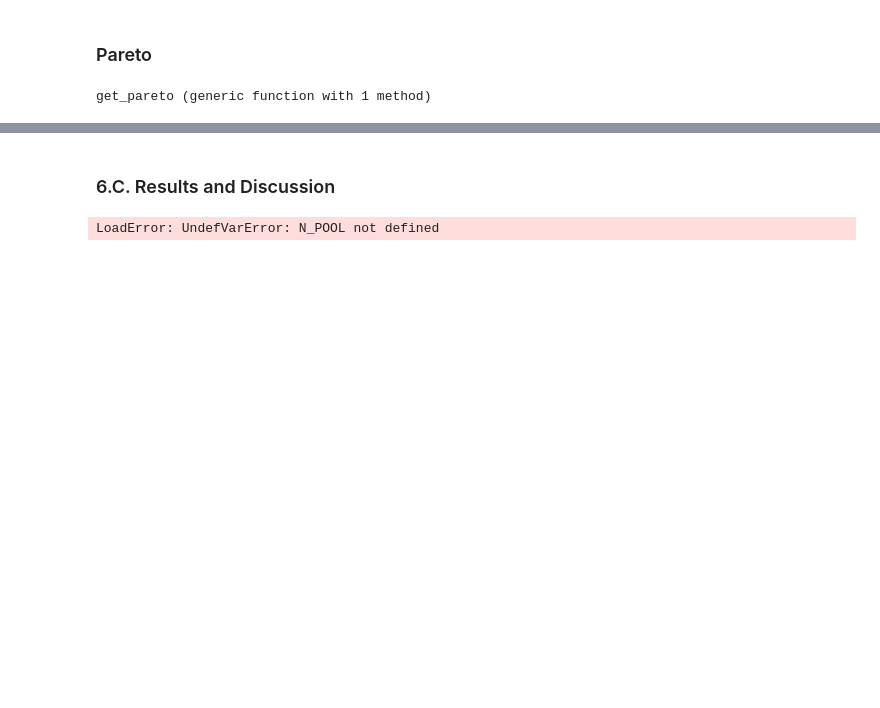
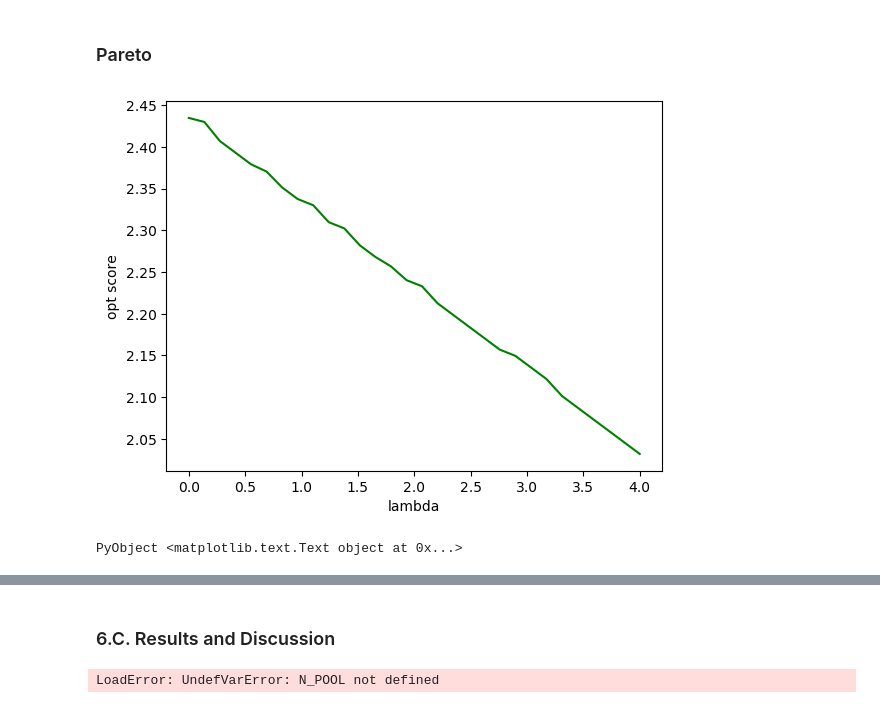
Before and after one commit to tuanqdinh/GameStrategyOptimization, a Jupyter notebook: project_report_template.ipynb, the cells around one changed output, grey strips where cells are left out. Saved outputs shown, nothing was run; the diff lists cells and outputs as text; code cells hidden in the pictures; blank space fills up the shorter version.

```diff
--- a/project_report_template.ipynb
+++ b/project_report_template.ipynb
@@ -961,23 +975,23 @@ end;
 # %%
-function get_pareto()
-    # compute optimal tradeoff curve (this may take a few seconds)
-    N = 50
-    lambda_values = logspace(0,0.1,N)
-    cost = zeros(N)
-    score = zeros(N)
-    for (i, lambda) in enumerate(lambda_values)
-        result = select_with_budget_mixed(lambda, N_POOL, N_CHOSEN,
-            get_chess_score3, elos, worth * 0.001)
-        cost[i] = result[3]
-        score[i] = result[2] + lambda * result[3]
-    end
-
-    # plot tradeoff curve
-    plot(cost, score,"b-")
-    xlabel("cost (millions)")
-    ylabel("expected score")
-    # axis([1.5,4.5,0,.4]);
-    tight_layout()
+# compute optimal tradeoff curve (this may take a few seconds
+N = 30
+lambda_values = linspace(0,4,N)
+# lambda_values = [0.001, 0.05, 0.01, 0.1, 1, 10]
+N = length(lambda_values)
+cost = zeros(N)
+score = zeros(N)
+opt = zeros(N)
+for (i, lambda) in enumerate(lambda_values)
+    result = select_with_budget_mixed(lambda, N_POOL, N_CHOSEN,
+        get_chess_score3, elo_pool, price_pool * 0.01)
+    cost[i] = result[3]
+    score[i] = result[2] + lambda * (result[3])^2
+    opt[i] = result[2]
 end
-# %% [output]
-get_pareto (generic function with 1 method)
+# %%
+plot(lambda_values, opt,"g-")
+xlabel("lambda")
+ylabel("opt score")
+# %% [output]
+[figure, added]
+PyObject <matplotlib.text.Text object at 0x...>
```
Also changed, not shown: parts of 8 cells of this notebook, 2 other files.
